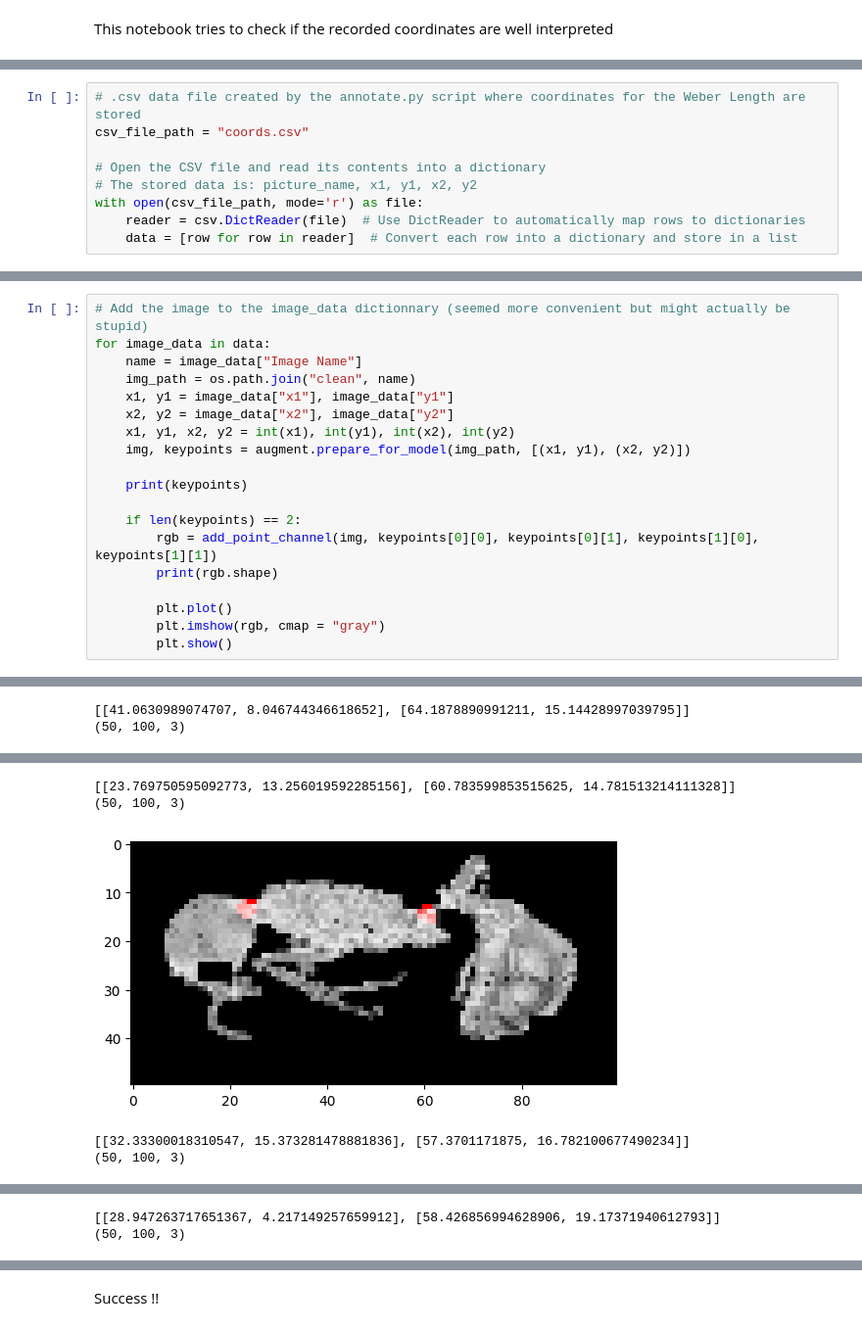
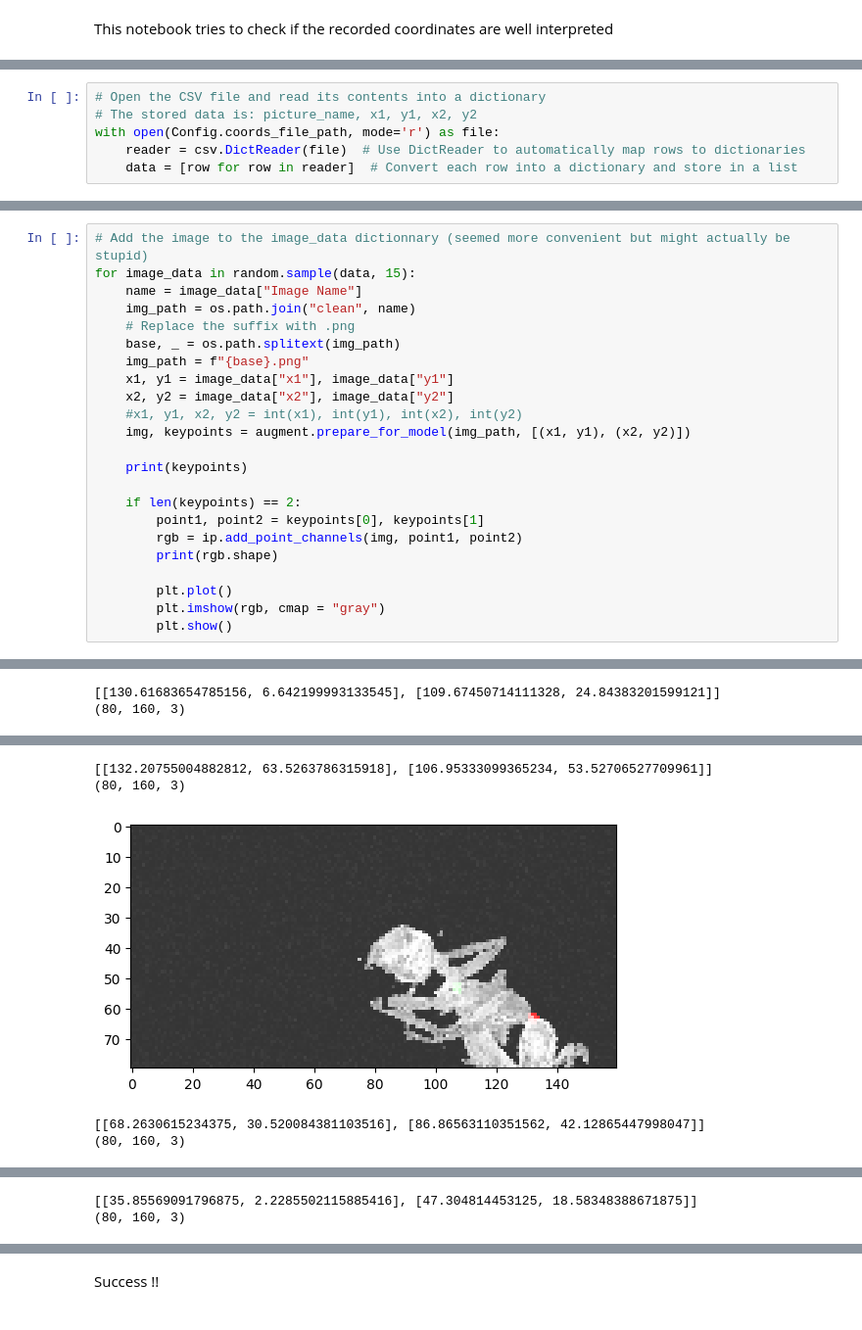
Before and after one commit to CS-433/ml-project-2-jmw, a Jupyter notebook: checkCoordsNew.ipynb, the cells around one changed output, grey strips where cells are left out. Shown at 98% size. Cells and saved outputs as stored; diff of their text form.

```diff
--- a/checkCoordsNew.ipynb
+++ b/checkCoordsNew.ipynb
@@ -9,9 +15,6 @@ import augment
 # %%
-# .csv data file created by the annotate.py script where coordinates for the Weber Length are stored
-csv_file_path = "coords.csv"
-
 # Open the CSV file and read its contents into a dictionary
 # The stored data is: picture_name, x1, y1, x2, y2
-with open(csv_file_path, mode='r') as file:
+with open(Config.coords_file_path, mode='r') as file:
     reader = csv.DictReader(file)  # Use DictReader to automatically map rows to dictionaries
     data = [row for row in reader]  # Convert each row into a dictionary and store in a list
@@ -65,17 +21,21 @@ def add_point_channel(img, x1, y1, x2, y2):
 # %%
 # Add the image to the image_data dictionnary (seemed more convenient but might actually be stupid)
-for image_data in data:
+for image_data in random.sample(data, 15):
     name = image_data["Image Name"]
     img_path = os.path.join("clean", name)
+    # Replace the suffix with .png
+    base, _ = os.path.splitext(img_path)
+    img_path = f"{base}.png"
     x1, y1 = image_data["x1"], image_data["y1"]
     x2, y2 = image_data["x2"], image_data["y2"]
-    x1, y1, x2, y2 = int(x1), int(y1), int(x2), int(y2)
+    #x1, y1, x2, y2 = int(x1), int(y1), int(x2), int(y2)
     img, keypoints = augment.prepare_for_model(img_path, [(x1, y1), (x2, y2)])
 
     print(keypoints)
 
     if len(keypoints) == 2:
-        rgb = add_point_channel(img, keypoints[0][0], keypoints[0][1], keypoints[1][0], keypoints[1][1])
+        point1, point2 = keypoints[0], keypoints[1]
+        rgb = ip.add_point_channels(img, point1, point2)
         print(rgb.shape)
 
         plt.plot()
@@ -88,2 +49,2 @@ for image_data in data:
-[[41.0630989074707, 8.046744346618652], [64.1878890991211, 15.14428997039795]]
-(50, 100, 3)
+[[130.61683654785156, 6.642199993133545], [109.67450714111328, 24.84383201599121]]
+(80, 160, 3)
@@ -91,5 +52,5 @@ for image_data in data:
-[[23.769750595092773, 13.256019592285156], [60.783599853515625, 14.781513214111328]]
-(50, 100, 3)
+[[132.20755004882812, 63.5263786315918], [106.95333099365234, 53.52706527709961]]
+(80, 160, 3)
-[figure, old version]
+[figure, new version]
-[[32.33300018310547, 15.373281478881836], [57.3701171875, 16.782100677490234]]
-(50, 100, 3)
+[[68.2630615234375, 30.520084381103516], [86.86563110351562, 42.12865447998047]]
+(80, 160, 3)
@@ -97,2 +58,2 @@ for image_data in data:
-[[28.947263717651367, 4.217149257659912], [58.426856994628906, 19.17371940612793]]
-(50, 100, 3)
+[[35.85569091796875, 2.2285502115885416], [47.304814453125, 18.58348388671875]]
+(80, 160, 3)
```
Also changed, not shown: parts of 5 cells of this notebook, 5 other files.
